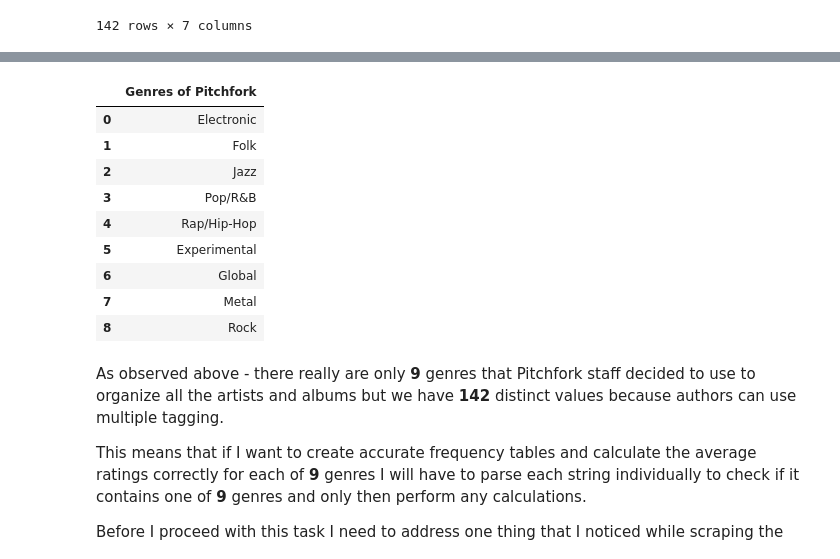
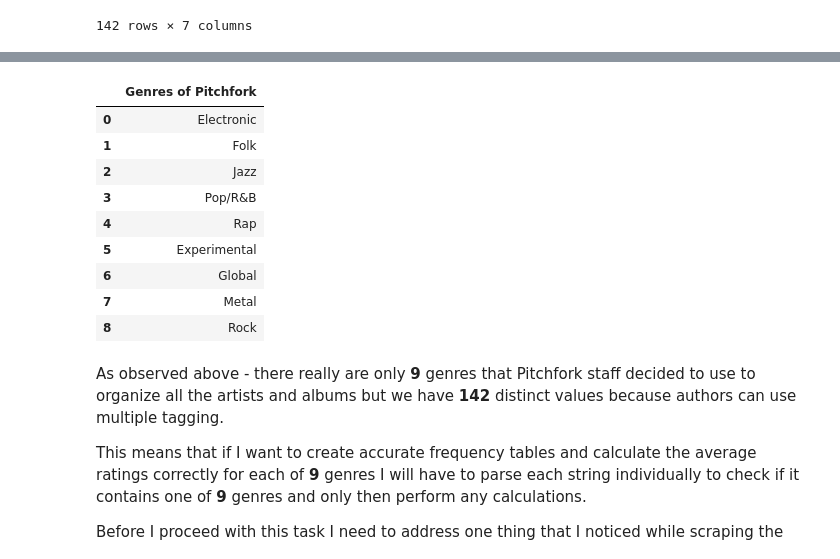
Before and after one commit to glbshv/Pitchfork-project, a Jupyter notebook: 03_Pitchfork_data_analysis.ipynb, the cells around one changed output, grey strips where cells are left out. Saved outputs shown, nothing was run; the diff lists cells and outputs as text; code cells hidden in the pictures.

```diff
--- a/03_Pitchfork_data_analysis.ipynb
+++ b/03_Pitchfork_data_analysis.ipynb
@@ -153,21 +153,24 @@ For ease of access I will use another link where they list all the same genres:
 # %%
 pitchfork_link = BeautifulSoup(urllib.request.urlopen('https://pitchfork.com/artists/').read(), 'lxml')
 extracted_genres = pitchfork_link.find_all('h1', class_="artist-group__heading")
 
 genre_list = []
 for genre in extracted_genres:
     genre_list.append(genre.text)
 
 pitchfork_genres = pd.DataFrame({"Genres of Pitchfork": genre_list})
 
+#strangely Pitchfork doesn't tag the albums as "Rap/Hip-Hop" but only as "Rap" in the review section, this needs correction:
+pitchfork_genres.loc[pitchfork_genres['Genres of Pitchfork'] == 'Rap/Hip-Hop'] = 'Rap'
+
 pitchfork_genres
 # %% [output]
 |  | Genres of Pitchfork |
 | 0 | Electronic |
 | 1 | Folk |
 | 2 | Jazz |
 | 3 | Pop/R&B |
-| 4 | Rap/Hip-Hop |
+| 4 | Rap |
 | 5 | Experimental |
 | 6 | Global |
 | 7 | Metal |
```
Also changed, not shown: parts of 7 cells of this notebook.
